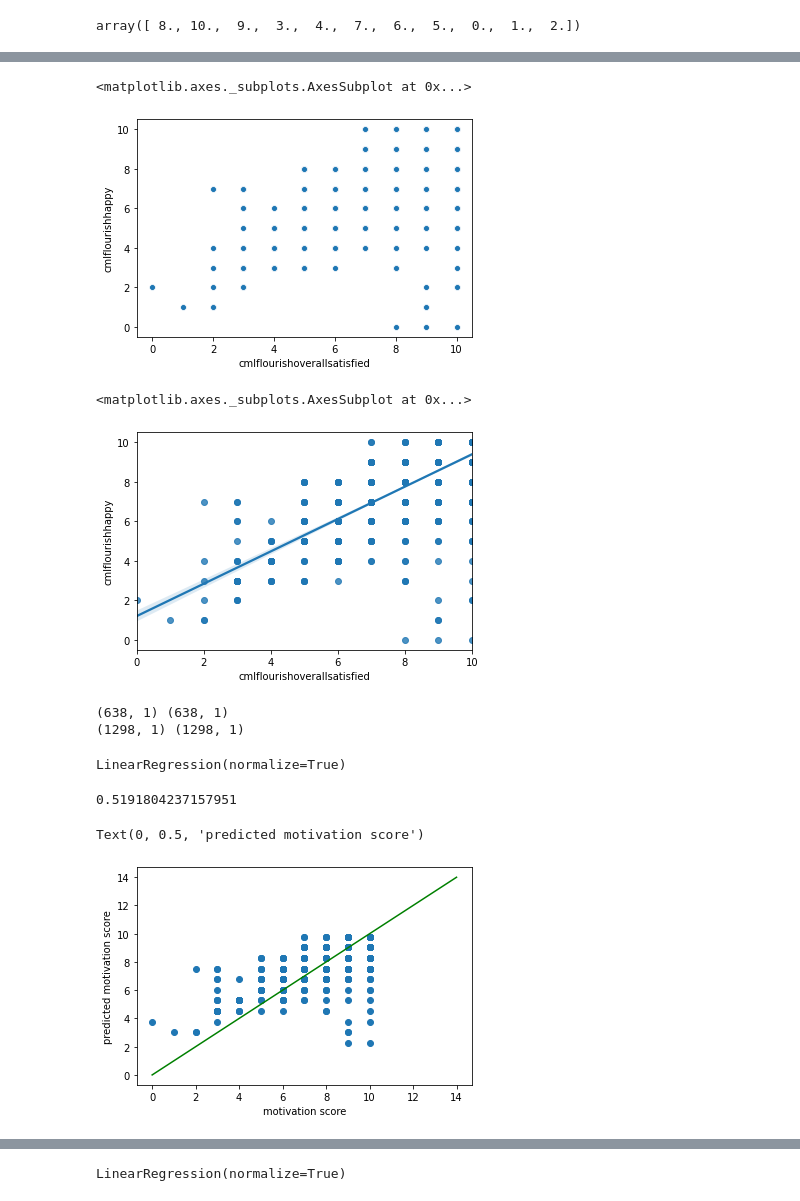
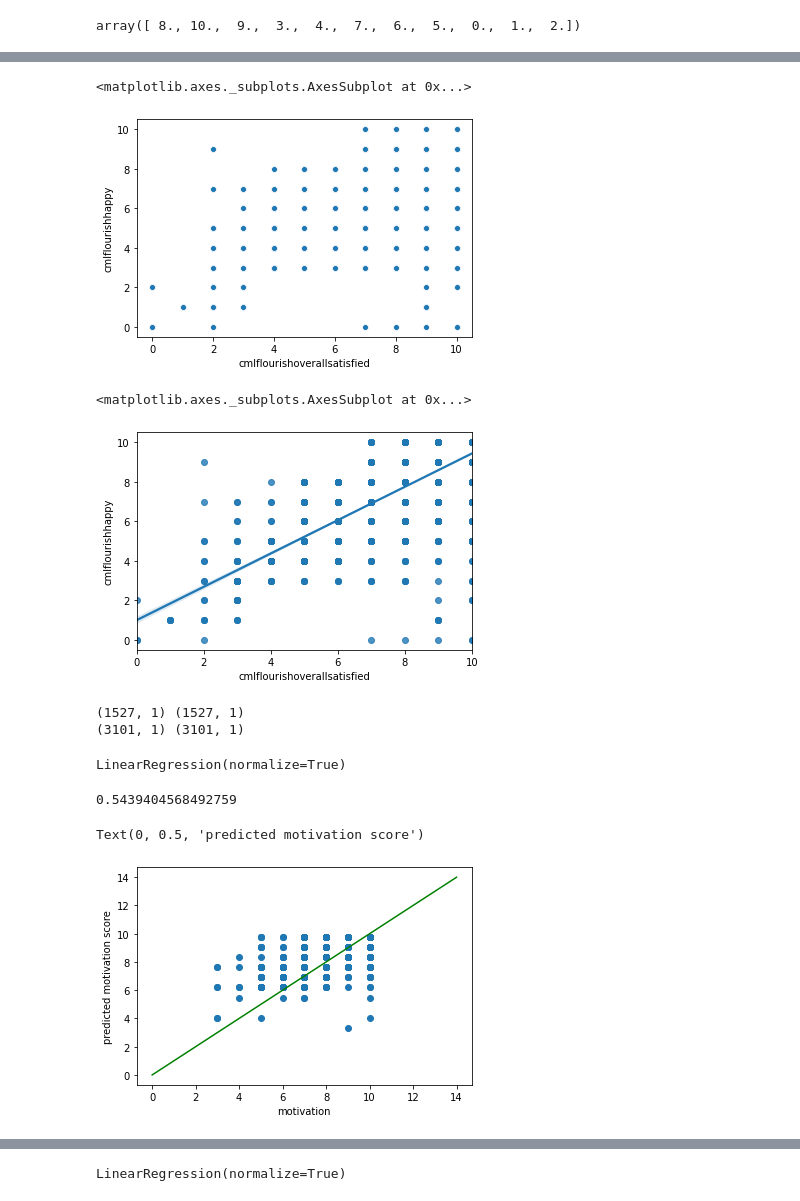
Before and after one commit to darneson1989/2021Coaching, a Jupyter notebook: Survey2021.ipynb, the cells around one changed output, grey strips where cells are left out. Cells and saved outputs as stored; diff of their text form; code cells hidden in the pictures.

```diff
--- a/Survey2021.ipynb
+++ b/Survey2021.ipynb
@@ -11,8 +11,9 @@ from sklearn.metrics import mean_squared_error, r2_score
 from sklearn import linear_model, preprocessing
 import warnings
 # %%
-survey = pd.read_csv('/Users/danielle.arneson/Desktop/updatedsurvey.csv')
+survey = pd.read_csv('/Users/danielle.arneson/Desktop/61021survey.csv')
 clients = pd.read_csv('/Users/danielle.arneson/Desktop/clients.csv')
+programs = pd.read_csv('/Users/danielle.arneson/Desktop/goals2021.csv')
 # %%
 survey.info()
 # %% [output]
@@ -517,12 +522,12 @@ sns.regplot(x='coachingconfidence', y='coachingmotivation', data=small_survey)
 sns.scatterplot(x='cmlflourishoverallsatisfied', y='cmlflourishhappy', data=small_survey)
 # %% [output]
 <matplotlib.axes._subplots.AxesSubplot at 0x...>
-[figure, old version]
+[figure, new version]
 # %%
 sns.regplot(x='cmlflourishoverallsatisfied', y='cmlflourishhappy', data=small_survey)
 # %% [output]
 <matplotlib.axes._subplots.AxesSubplot at 0x...>
-[figure, old version]
+[figure, new version]
 # %%
 X= small_survey[['coachingconfidence']]
 y= small_survey[['coachingmotivation']]
@@ -531,8 +536,8 @@ X_train, X_test, y_train, y_test = train_test_split(X, y, test_size= 0.67, rando
 print(X_train.shape, y_train.shape)
 print( X_test.shape, y_test.shape)
 # %% [output]
-(638, 1) (638, 1)
-(1298, 1) (1298, 1)
+(1527, 1) (1527, 1)
+(3101, 1) (3101, 1)
 # %%
 model = linear_model.LinearRegression(normalize=True)
 # %%
@@ -542,17 +547,17 @@ LinearRegression(normalize=True)
 # %%
 print(model.score(X_train, y_train))
 # %% [output]
-0.5191804237157951
+0.5439404568492759
 # %%
 y_pred = model.predict(X_test)
 # %%
 plt.scatter(y_test, y_pred)
 plt.plot([x for x in range(0,15)],[x for x in range(0,15)], color='green')
-plt.xlabel('motivation score')
+plt.xlabel('motivation')
 plt.ylabel('predicted motivation score')
 # %% [output]
 Text(0, 0.5, 'predicted motivation score')
-[figure, old version]
+[figure, new version]
 # %%
 #Multiple Linear Regression using OLS
 X = small_survey.drop(["coachingmotivation"],axis=1)
```
Also changed, not shown: parts of 80 cells of this notebook.
